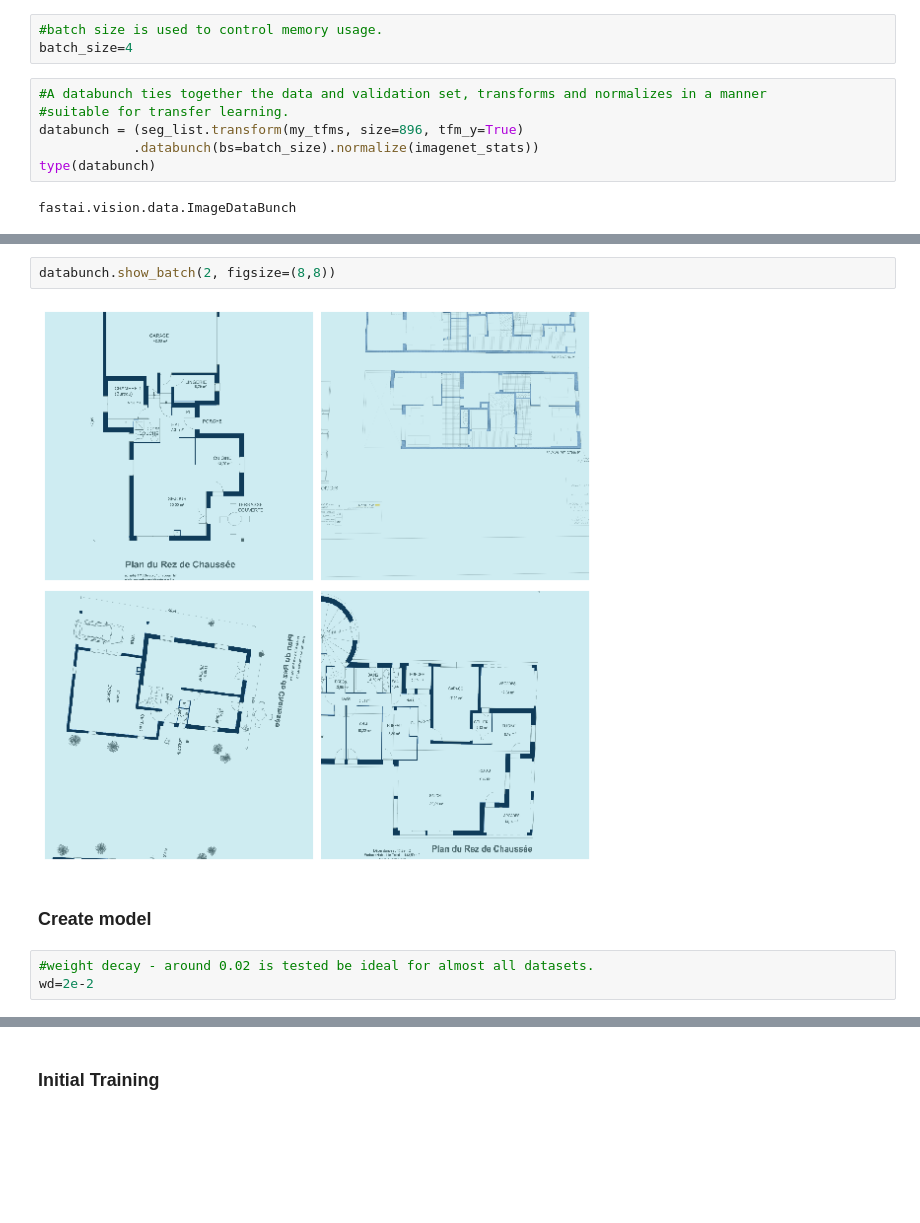
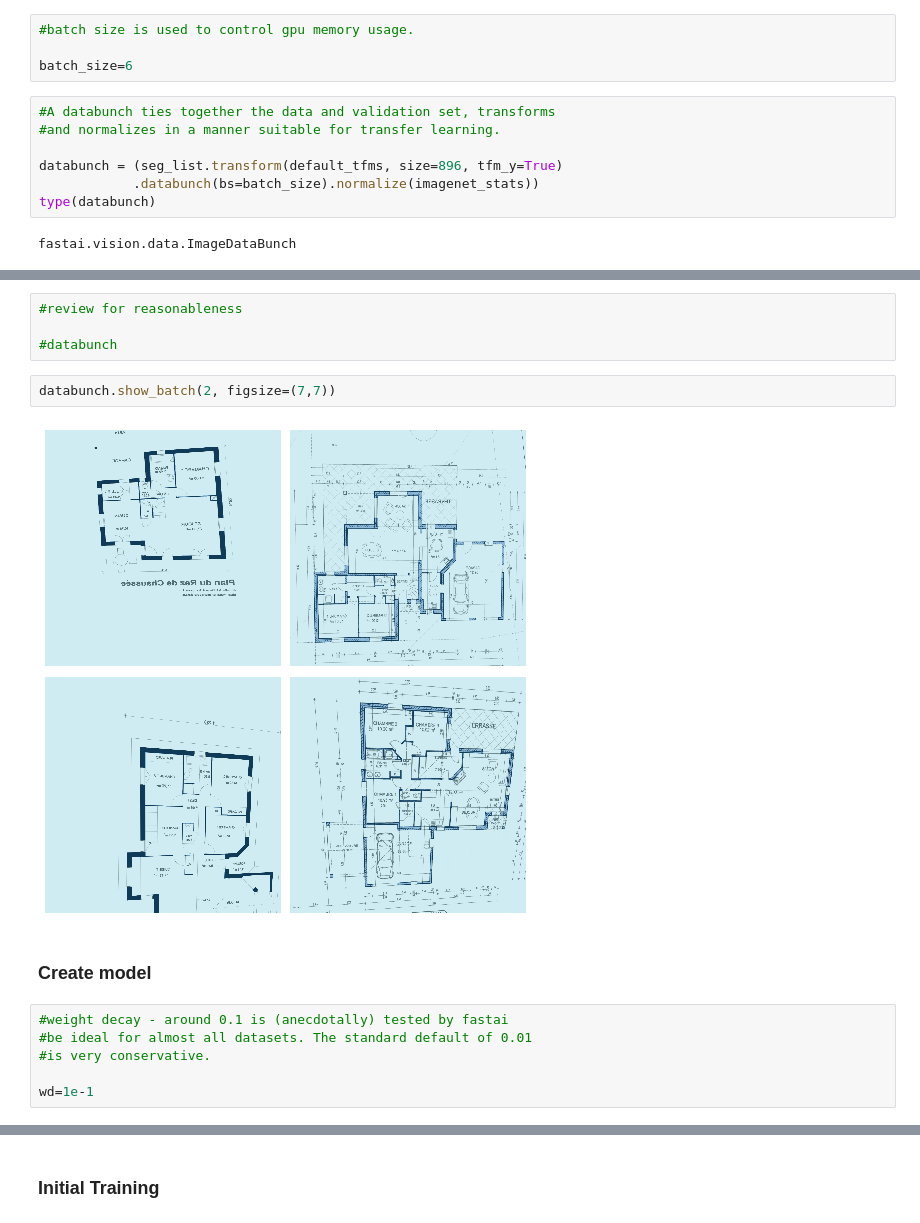
Before and after one commit to Michael-C-Nurse/DL-Wall-Detector, a Jupyter notebook: Wall Detector - Image Segmentation.ipynb, the cells around one changed output, grey strips where cells are left out. Saved outputs shown, nothing was run; the diff lists cells and outputs as text; blank space fills up the shorter version.

```diff
--- a/Wall Detector - Image Segmentation.ipynb
+++ b/Wall Detector - Image Segmentation.ipynb
@@ -180,12 +153,14 @@ my_tfms = get_transforms(rotate(p=0),
                          zoom(scale=(1.2, 1.2))
                          )
 # %%
-#batch size is used to control memory usage.
-batch_size=4
+#batch size is used to control gpu memory usage.
+
+batch_size=6
 # %%
-#A databunch ties together the data and validation set, transforms and normalizes in a manner
-#suitable for transfer learning.
-databunch = (seg_list.transform(my_tfms, size=896, tfm_y=True)
+#A databunch ties together the data and validation set, transforms
+#and normalizes in a manner suitable for transfer learning.
+
+databunch = (seg_list.transform(default_tfms, size=896, tfm_y=True)
             .databunch(bs=batch_size).normalize(imagenet_stats))
 type(databunch)
 # %% [output]
@@ -213,11 +168,18 @@ Test: None
+# %%
+#review for reasonableness
+
+#databunch
 # %%
-databunch.show_batch(2, figsize=(8,8))
+databunch.show_batch(2, figsize=(7,7))
 # %% [output]
-[figure, old version]
+[figure, new version]
 # %% [markdown]
 ### Create model
 # %%
-#weight decay - around 0.02 is tested be ideal for almost all datasets.
-wd=2e-2
+#weight decay - around 0.1 is (anecdotally) tested by fastai
+#be ideal for almost all datasets. The standard default of 0.01
+#is very conservative.
+
+wd=1e-1
 # %%
 #Dice is the standard metric for segmentation.
```
Also changed, not shown: parts of 38 cells of this notebook.
